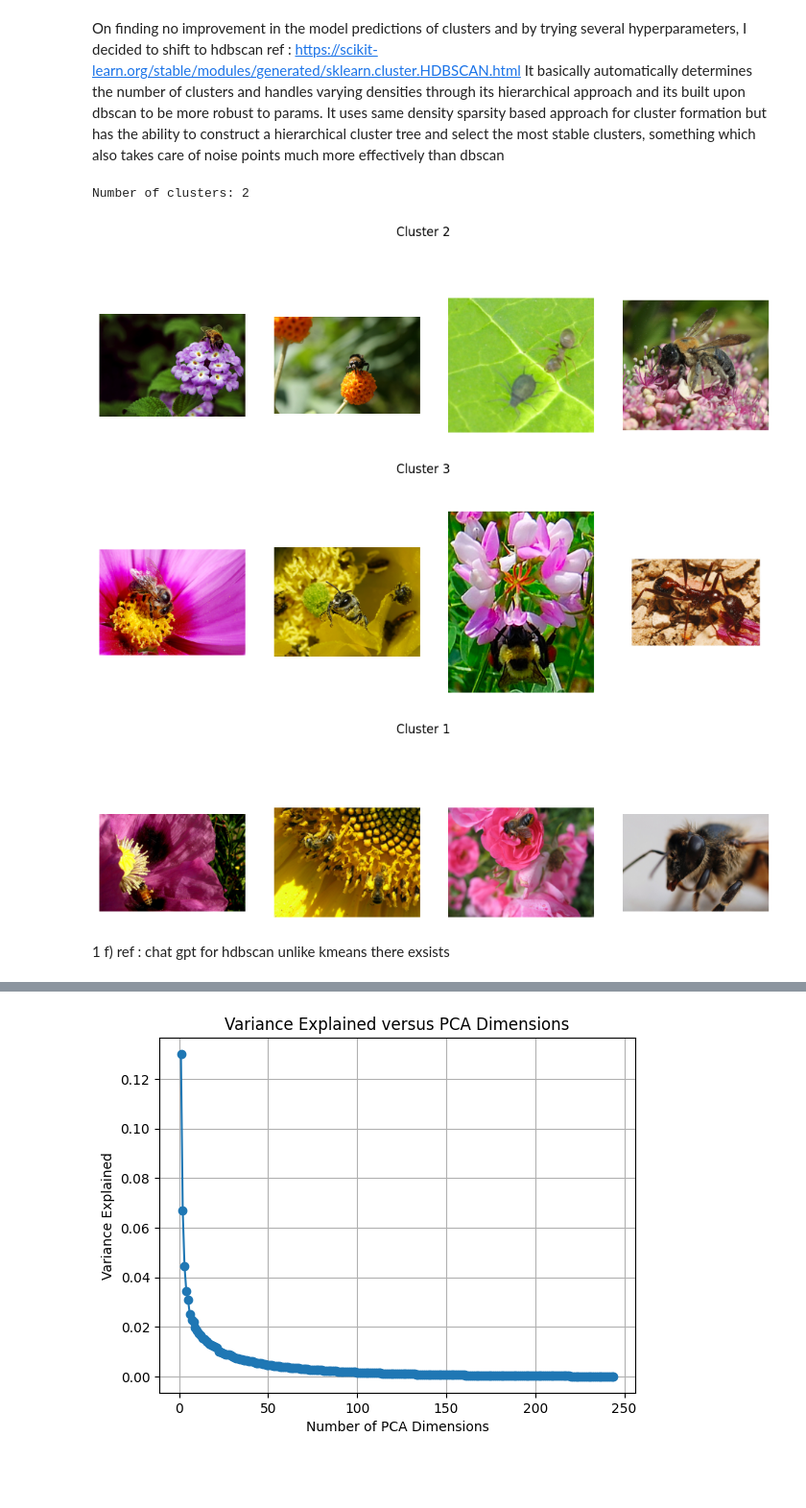
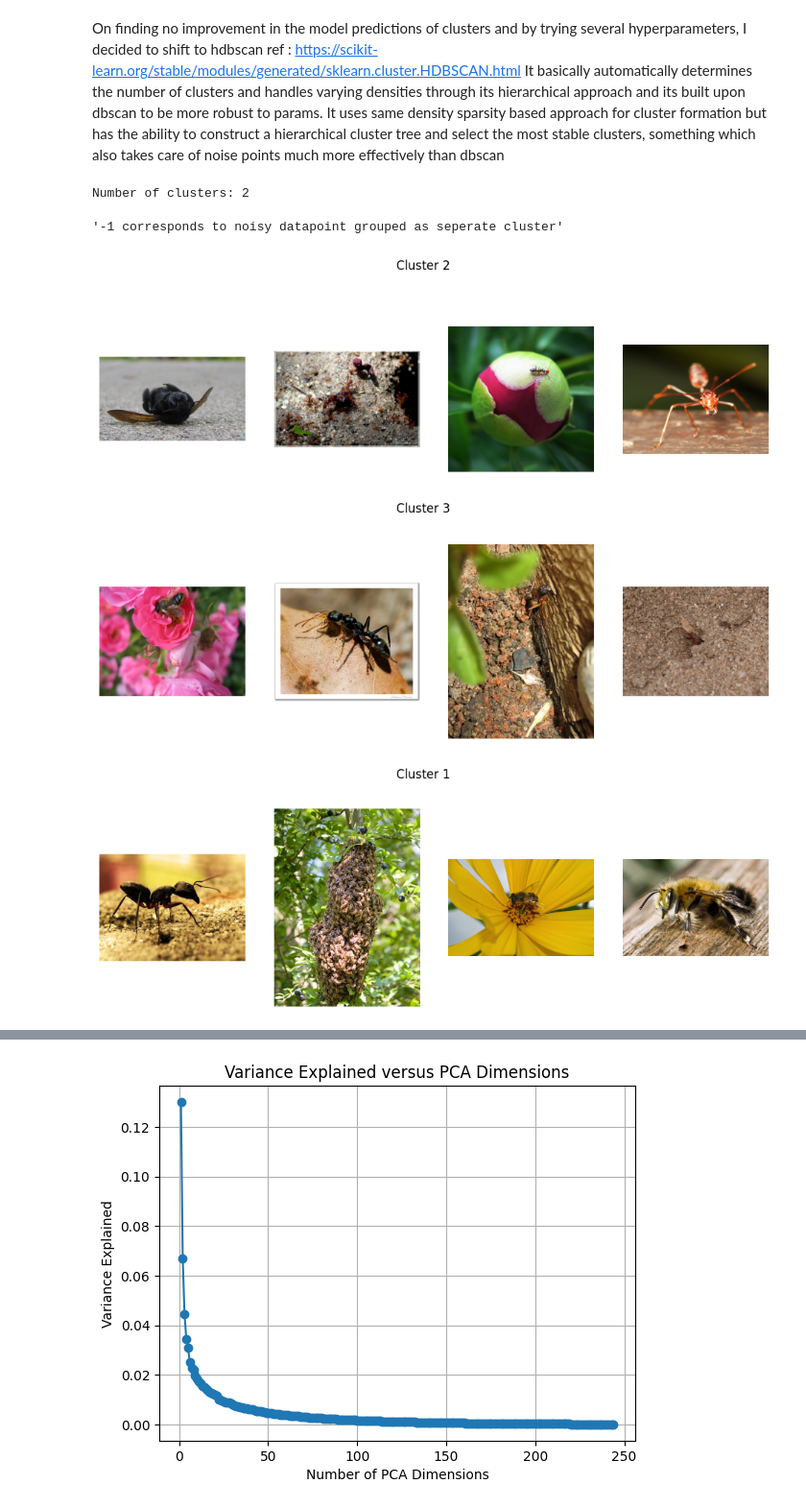
Before and after one commit to prachitgupta/ML_Algorithms, a Jupyter notebook: assignment3.ipynb, the cells around one changed output, grey strips where cells are left out. Shown at 96% size. Cells and saved outputs as stored; diff of their text form; code cells hidden in the pictures; blank space fills up the shorter version.

```diff
--- a/assignment3.ipynb
+++ b/assignment3.ipynb
@@ -306,30 +306,34 @@ labels = hdbscan_model.labels_
 # Get the number of clusters (-1 indicates noise points)
 num_clusters = len(set(labels)) - (1 if -1 in labels else 0)
 print("Number of clusters:", num_clusters)
+
+"""-1 corresponds to noisy datapoint grouped as seperate cluster"""
 # %% [output]
 Number of clusters: 2
+'-1 corresponds to noisy datapoint grouped as seperate cluster'
 # %%
+## 1g
 clusterToidx = {-1 : 1, 0 : 2, 1 : 3} ##convert cluster no to its index [-1 : 0 , 0: 1 , 1: 2]
 
 for cluster in set(labels):
-    cluster_samples_index = np.where(labels == cluster)[0] ##identify index where image index matches idx(i.e image belongs to cluster)
+    cluster_samples_index = np.where(labels == cluster)[0] ##identify index where image label  matches cluster label(i.e image belongs to cluster)
     sample_indices = np.random.choice(cluster_samples_index, 4, replace=False) ##randomly select 4 image indices per cluster
     fig, axes = plt.subplots(1, 4, figsize=(12, 4))
     ##generate index from cluster
     idx = clusterToidx[cluster]
-    fig.suptitle(f'Cluster {idx}') ##give title idx 0 = cluster 1
+    fig.suptitle(f'Cluster {idx}') ##give title idx
 
     for i, idx in enumerate(sample_indices):
         img_path = datasets["train"].imgs[idx][0] ##path of image in given indices
         img = plt.imread(img_path)
 
         axes[i].imshow(img)
         axes[i].axis('off')
 
     plt.show()
+
+    """ cluster 1 corresponds to noise points """
 # %% [output]
-[figure, old version]
+[figure, new version]
-[figure, old version]
+[figure, new version]
-[figure, old version]
+[figure, new version]
-# %% [markdown]
-1 f) ref : chat gpt  for hdbscan unlike kmeans there exsists
```
Also changed, not shown: parts of 25 cells of this notebook.
